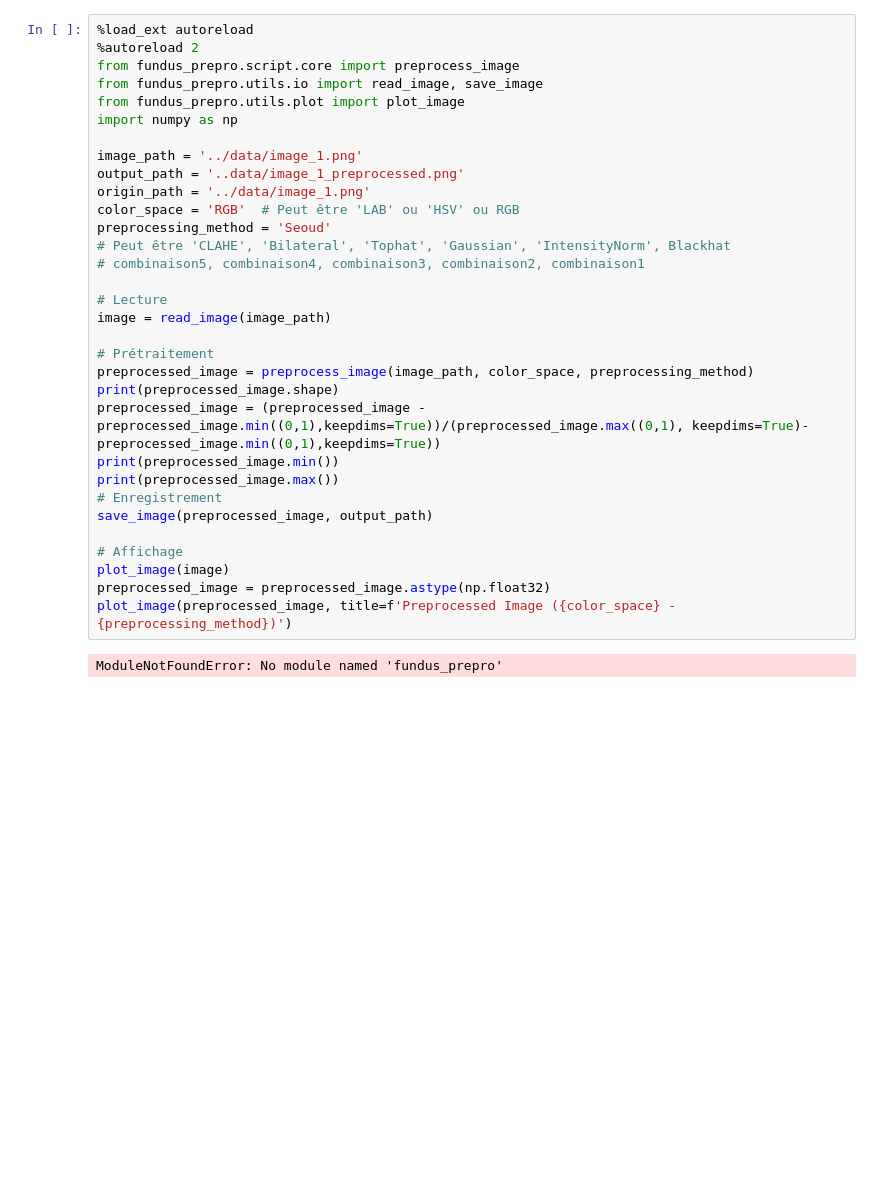
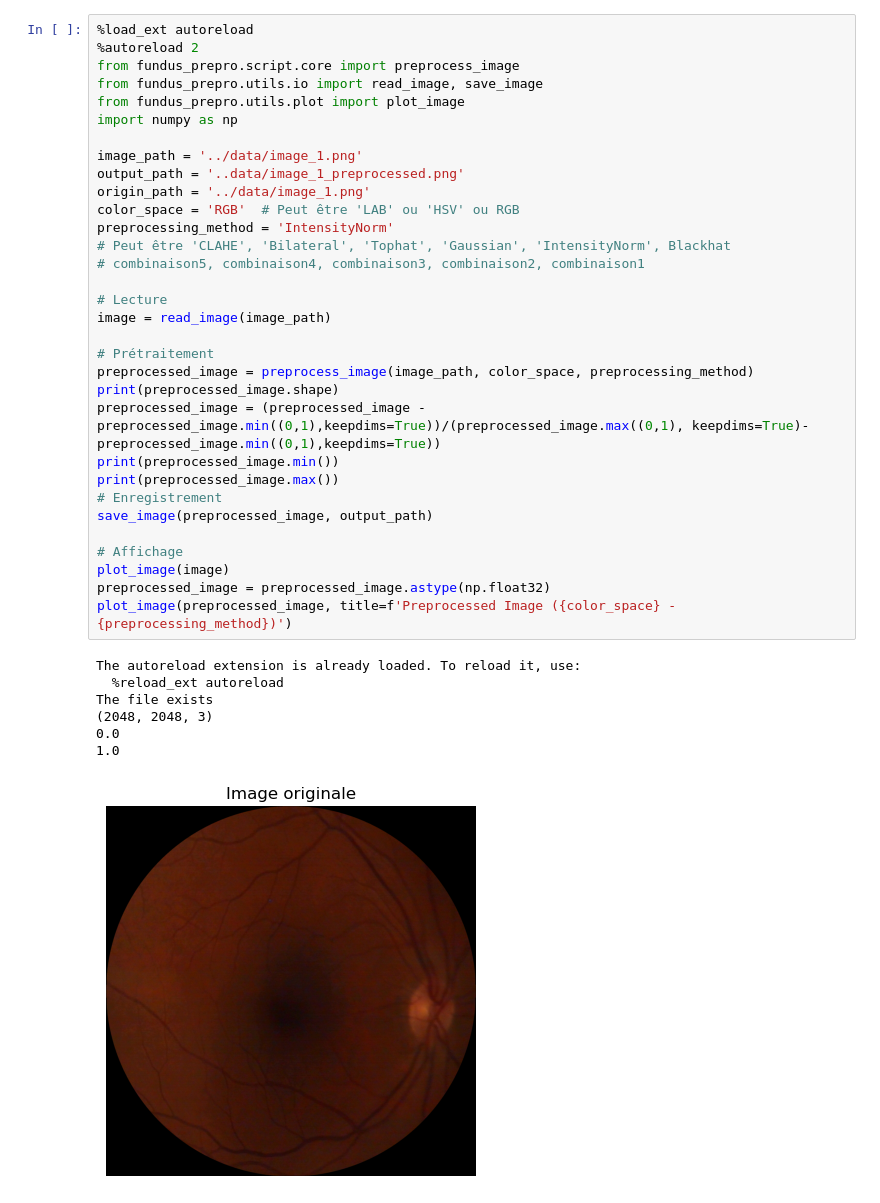
Before and after one commit to florianbasset/fundus-preprocessor-toolkit, a Jupyter notebook: notebook/demo.ipynb, the cells around one changed output. Drawn from its saved outputs; the diff is of its cells as text; blank space fills up the shorter version.

```diff
--- a/notebook/demo.ipynb
+++ b/notebook/demo.ipynb
@@ -3,32 +3,38 @@
 %autoreload 2
 from fundus_prepro.script.core import preprocess_image
 from fundus_prepro.utils.io import read_image, save_image
 from fundus_prepro.utils.plot import plot_image
 import numpy as np
 
 image_path = '../data/image_1.png'
 output_path = '..data/image_1_preprocessed.png'
 origin_path = '../data/image_1.png'
 color_space = 'RGB'  # Peut être 'LAB' ou 'HSV' ou RGB
-preprocessing_method = 'Seoud'
+preprocessing_method = 'IntensityNorm'
 # Peut être 'CLAHE', 'Bilateral', 'Tophat', 'Gaussian', 'IntensityNorm', Blackhat
 # combinaison5, combinaison4, combinaison3, combinaison2, combinaison1
 
 # Lecture
 image = read_image(image_path)
 
 # Prétraitement
 preprocessed_image = preprocess_image(image_path, color_space, preprocessing_method)
 print(preprocessed_image.shape)
 preprocessed_image = (preprocessed_image - preprocessed_image.min((0,1),keepdims=True))/(preprocessed_image.max((0,1), keepdims=True)-preprocessed_image.min((0,1),keepdims=True))
 print(preprocessed_image.min())
 print(preprocessed_image.max())
 # Enregistrement
 save_image(preprocessed_image, output_path)
 
 # Affichage
 plot_image(image)
 preprocessed_image = preprocessed_image.astype(np.float32)
 plot_image(preprocessed_image, title=f'Preprocessed Image ({color_space} - {preprocessing_method})')
 # %% [output]
-ModuleNotFoundError: No module named 'fundus_prepro'
+The autoreload extension is already loaded. To reload it, use:
+  %reload_ext autoreload
+The file exists
+(2048, 2048, 3)
+0.0
+1.0
+[figure, added]
```
Also changed, not shown: parts of 1 cell of this notebook, 4 other files.
